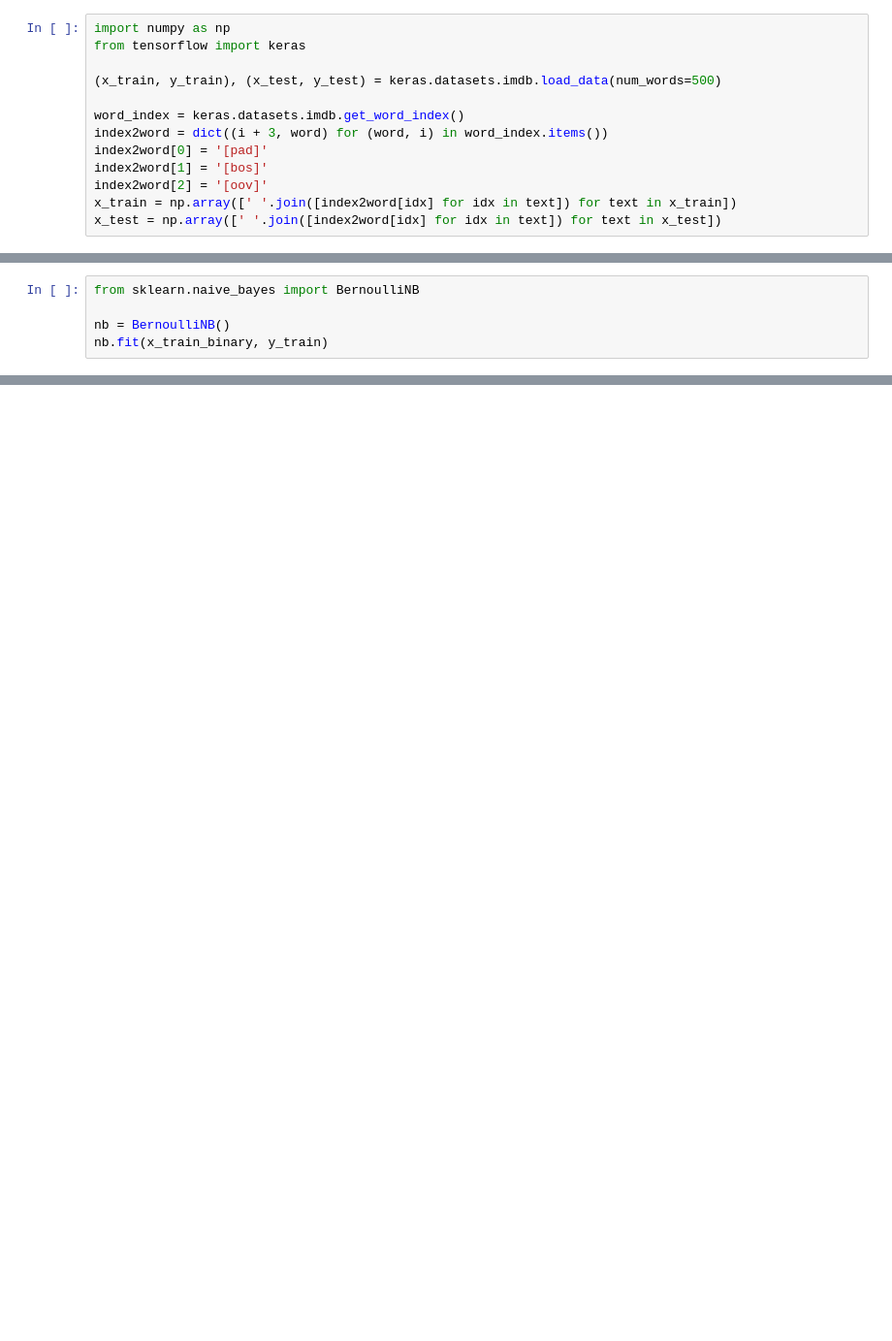
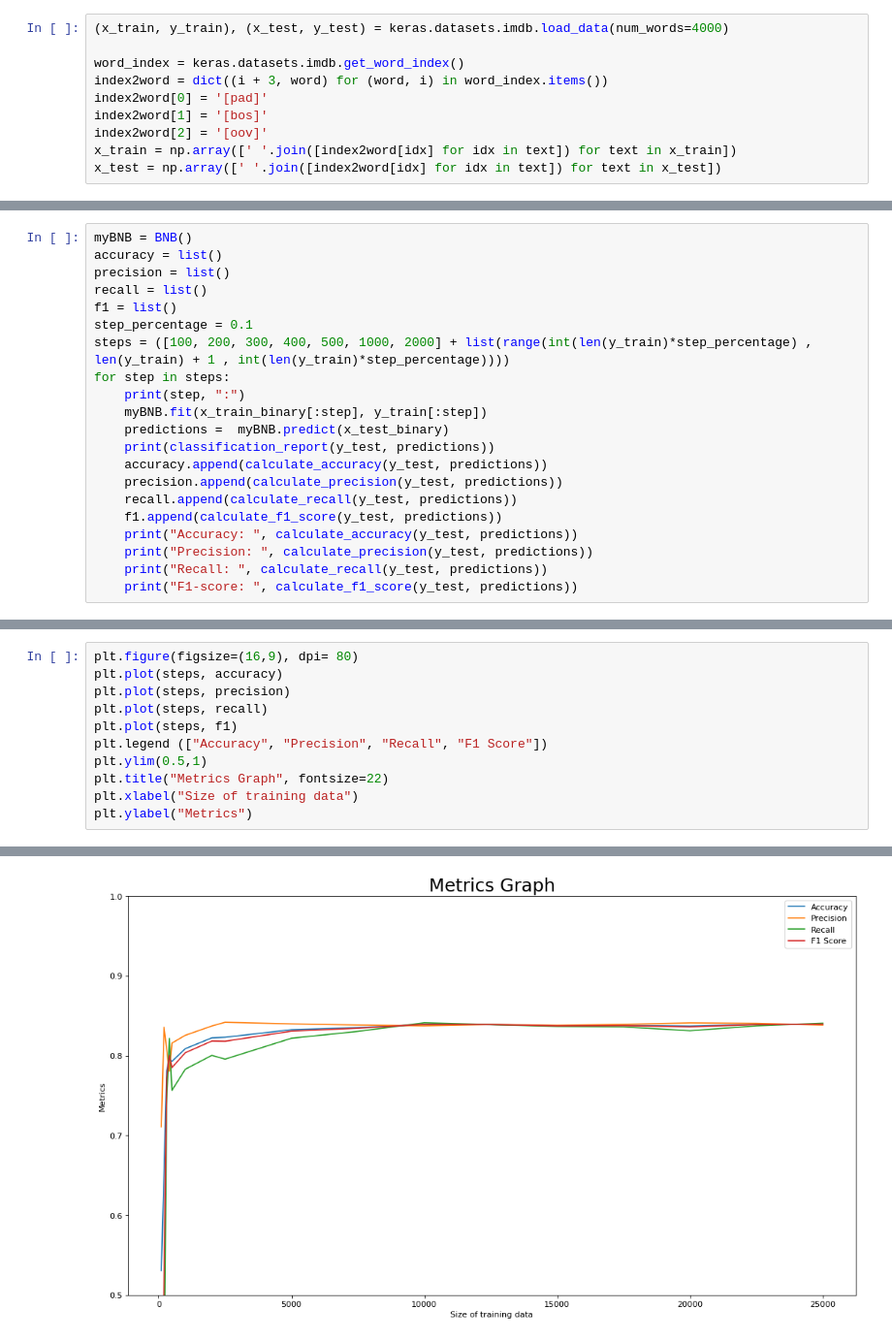
Before and after one commit to vlasopoulos/AI2-Bernoulli-Naive-Bayes, a Jupyter notebook: AI2.ipynb, the cells around one changed output, grey strips where cells are left out. Shown at 97% size. Drawn from its saved outputs; the diff is of its cells as text; blank space fills up the shorter version.

```diff
--- a/AI2.ipynb
+++ b/AI2.ipynb
@@ -1,8 +12,5 @@
 # %%
-import numpy as np
-from tensorflow import keras
-
-(x_train, y_train), (x_test, y_test) = keras.datasets.imdb.load_data(num_words=500)
+(x_train, y_train), (x_test, y_test) = keras.datasets.imdb.load_data(num_words=4000)
 
 word_index = keras.datasets.imdb.get_word_index()
 index2word = dict((i + 3, word) for (word, i) in word_index.items())
@@ -134,5 +68,0 @@ positive_frequencies[:5], negative_frequencies[:5]
-# %%
-from sklearn.naive_bayes import BernoulliNB
-
-nb = BernoulliNB()
-nb.fit(x_train_binary, y_train)
@@ -163,0 +148,21 @@ weighted avg       0.78      0.78      0.78     25000
+# %%
+myBNB = BNB()
+accuracy = list()
+precision = list()
+recall = list()
+f1 = list()
+step_percentage = 0.1
+steps = ([100, 200, 300, 400, 500, 1000, 2000] + list(range(int(len(y_train)*step_percentage) , len(y_train) + 1 , int(len(y_train)*step_percentage))))
+for step in steps:
+    print(step, ":")
+    myBNB.fit(x_train_binary[:step], y_train[:step])
+    predictions =  myBNB.predict(x_test_binary)
+    print(classification_report(y_test, predictions))
+    accuracy.append(calculate_accuracy(y_test, predictions))
+    precision.append(calculate_precision(y_test, predictions))
+    recall.append(calculate_recall(y_test, predictions))
+    f1.append(calculate_f1_score(y_test, predictions))
+    print("Accuracy: ", calculate_accuracy(y_test, predictions))
+    print("Precision: ", calculate_precision(y_test, predictions))
+    print("Recall: ", calculate_recall(y_test, predictions))
+    print("F1-score: ", calculate_f1_score(y_test, predictions))
@@ -163,0 +355,12 @@ weighted avg       0.78      0.78      0.78     25000
+# %%
+plt.figure(figsize=(16,9), dpi= 80)
+plt.plot(steps, accuracy)
+plt.plot(steps, precision)
+plt.plot(steps, recall)
+plt.plot(steps, f1)
+plt.legend (["Accuracy", "Precision", "Recall", "F1 Score"])
+plt.ylim(0.5,1)
+plt.title("Metrics Graph", fontsize=22)
+plt.xlabel("Size of training data")
+plt.ylabel("Metrics")
+# %% [output]
@@ -163,0 +368 @@ weighted avg       0.78      0.78      0.78     25000
+[figure, added]
```
Also changed, not shown: parts of 27 cells of this notebook.
